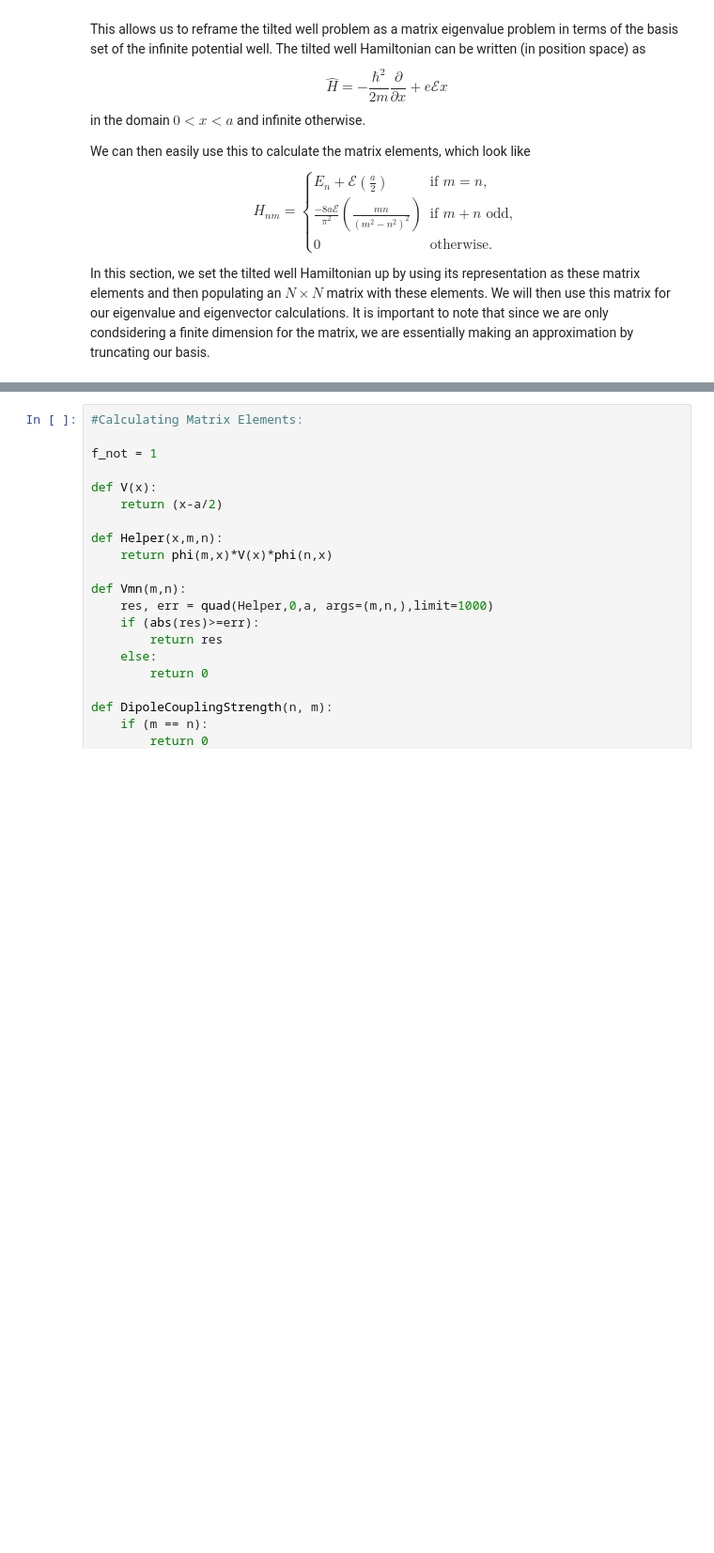
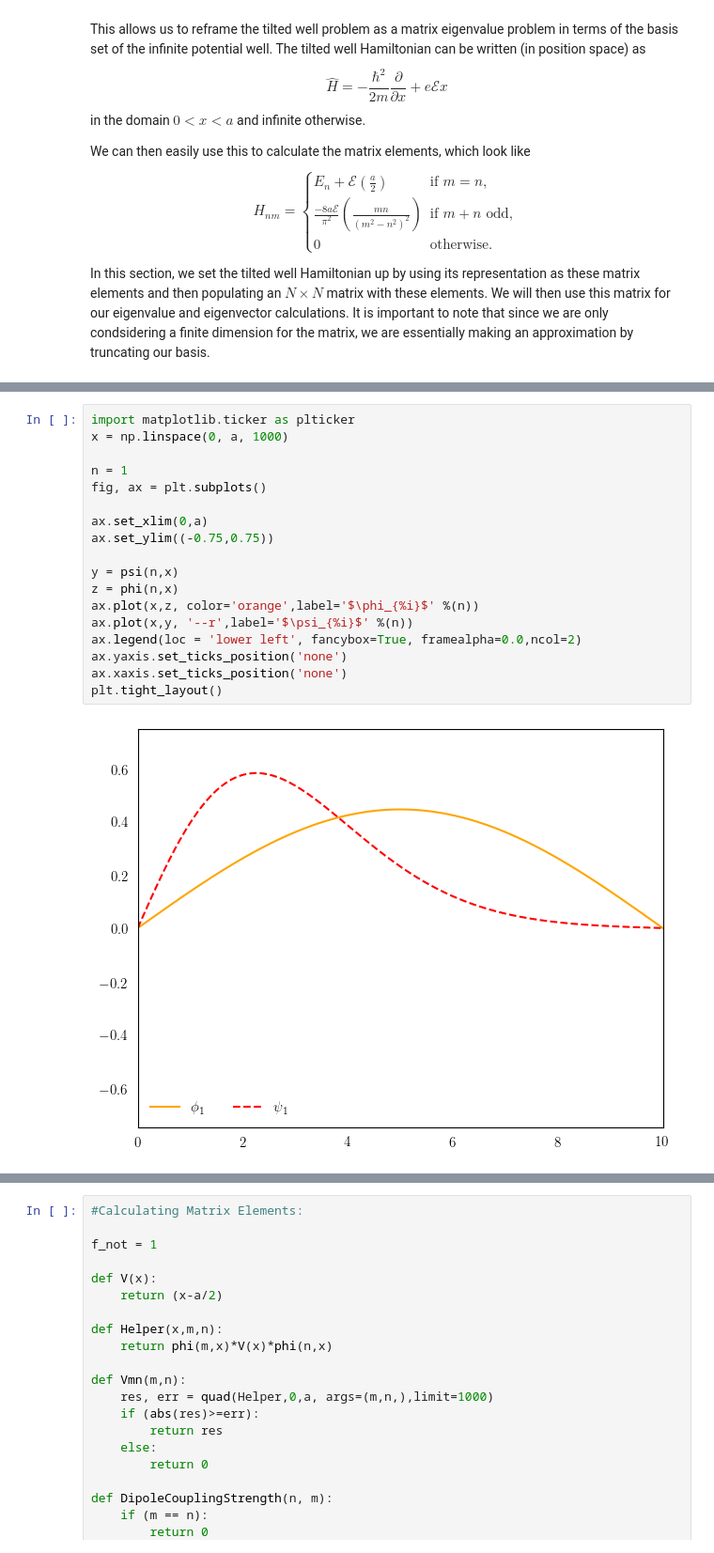
Before and after one commit to rafullah/itw-binder, a Jupyter notebook: index.ipynb, the cells around one changed output, grey strips where cells are left out. Shown at 94% size. Drawn from its saved outputs; the diff is of its cells as text; blank space fills up the shorter version.

Commit message:
Update index.ipynb
Added wavefunction plots as an interactive exercise

```diff
--- a/index.ipynb
+++ b/index.ipynb
@@ -118,0 +135,20 @@ def psi(n, x):
+# %%
+import matplotlib.ticker as plticker
+x = np.linspace(0, a, 1000)
+
+n = 1
+fig, ax = plt.subplots()
+
+ax.set_xlim(0,a)
+ax.set_ylim((-0.75,0.75))
+
+y = psi(n,x)
+z = phi(n,x)
+ax.plot(x,z, color='orange',label='$\phi_{%i}$' %(n))
+ax.plot(x,y, '--r',label='$\psi_{%i}$' %(n))
+ax.legend(loc = 'lower left', fancybox=True, framealpha=0.0,ncol=2)
+ax.yaxis.set_ticks_position('none')
+ax.xaxis.set_ticks_position('none')
+plt.tight_layout()
+# %% [output]
+[figure, added]
```
Also changed, not shown: parts of 9 cells of this notebook.
